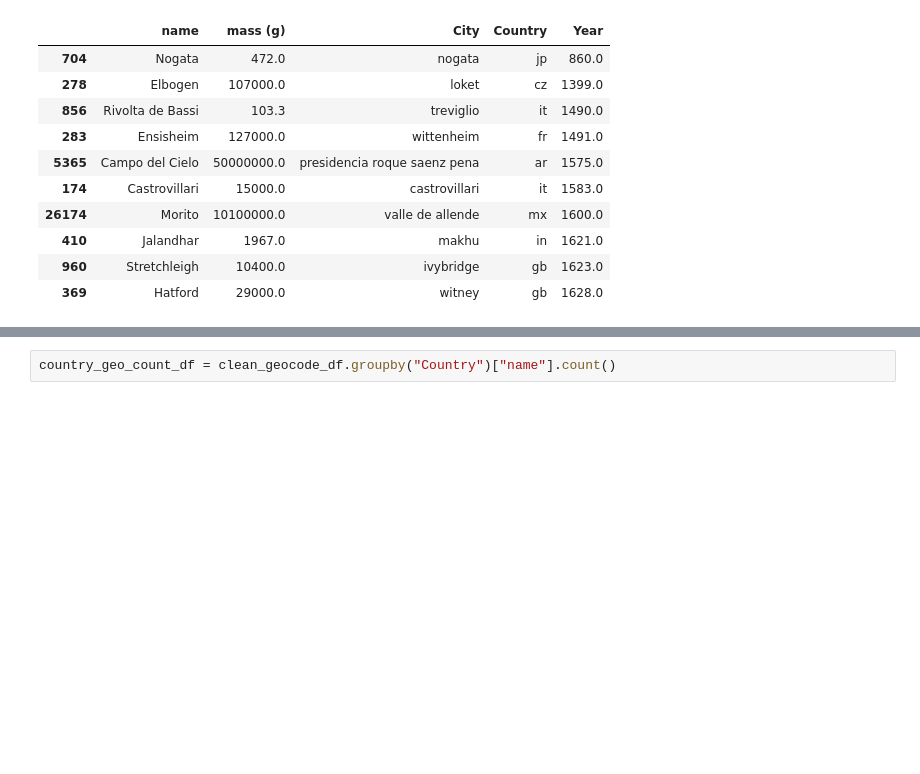
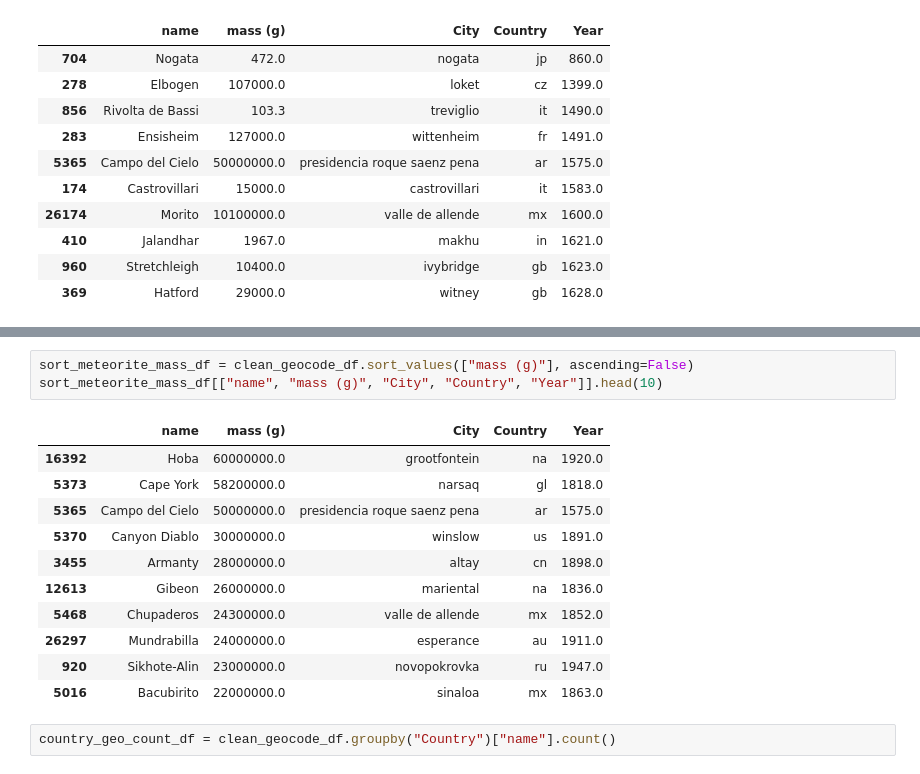
Before and after one commit to yukiekajita/NASA-Meteorites-Analyses, a Jupyter notebook: NASA_Meteorite_City_Country.ipynb, the cells around one changed output, grey strips where cells are left out. Cells and saved outputs as stored; diff of their text form; blank space fills up the shorter version.

```diff
--- a/NASA_Meteorite_City_Country.ipynb
+++ b/NASA_Meteorite_City_Country.ipynb
@@ -176,3 +182,18 @@ table_2.head(10)
+# %%
+sort_meteorite_mass_df = clean_geocode_df.sort_values(["mass (g)"], ascending=False)
+sort_meteorite_mass_df[["name", "mass (g)", "City", "Country", "Year"]].head(10)
+# %% [output]
+|  | name | mass (g) | City | Country | Year |
+| 16392 | Hoba | 60000000.0 | grootfontein | na | 1920.0 |
+| 5373 | Cape York | 58200000.0 | narsaq | gl | 1818.0 |
+| 5365 | Campo del Cielo | 50000000.0 | presidencia roque saenz pena | ar | 1575.0 |
+| 5370 | Canyon Diablo | 30000000.0 | winslow | us | 1891.0 |
+| 3455 | Armanty | 28000000.0 | altay | cn | 1898.0 |
+| 12613 | Gibeon | 26000000.0 | mariental | na | 1836.0 |
+| 5468 | Chupaderos | 24300000.0 | valle de allende | mx | 1852.0 |
+| 26297 | Mundrabilla | 24000000.0 | esperance | au | 1911.0 |
+| 920 | Sikhote-Alin | 23000000.0 | novopokrovka | ru | 1947.0 |
+| 5016 | Bacubirito | 22000000.0 | sinaloa | mx | 1863.0 |
 # %%
 country_geo_count_df = clean_geocode_df.groupby("Country")["name"].count()
 # %%
```
Also changed, not shown: parts of 4 cells of this notebook, 4 other files.
